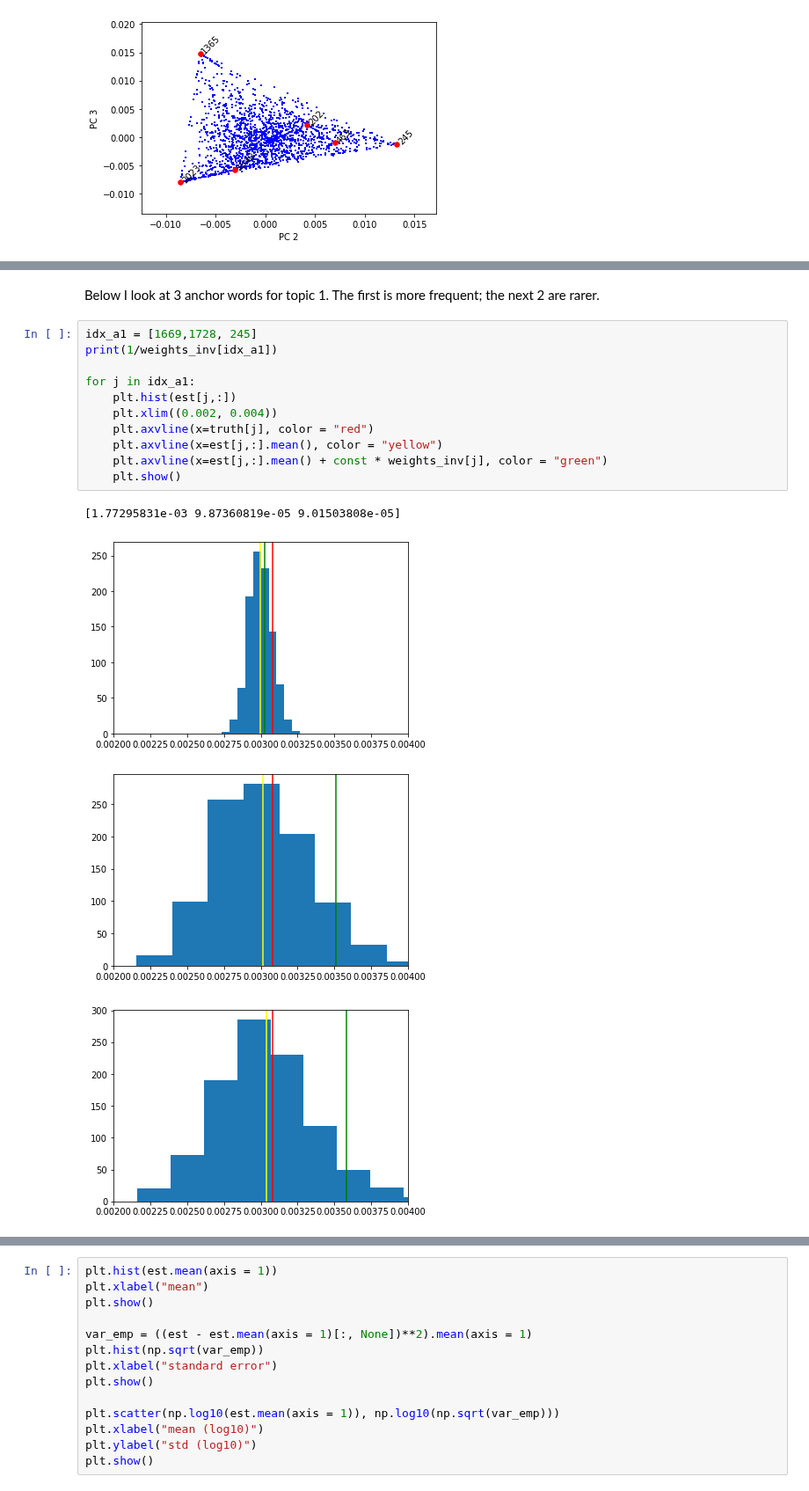
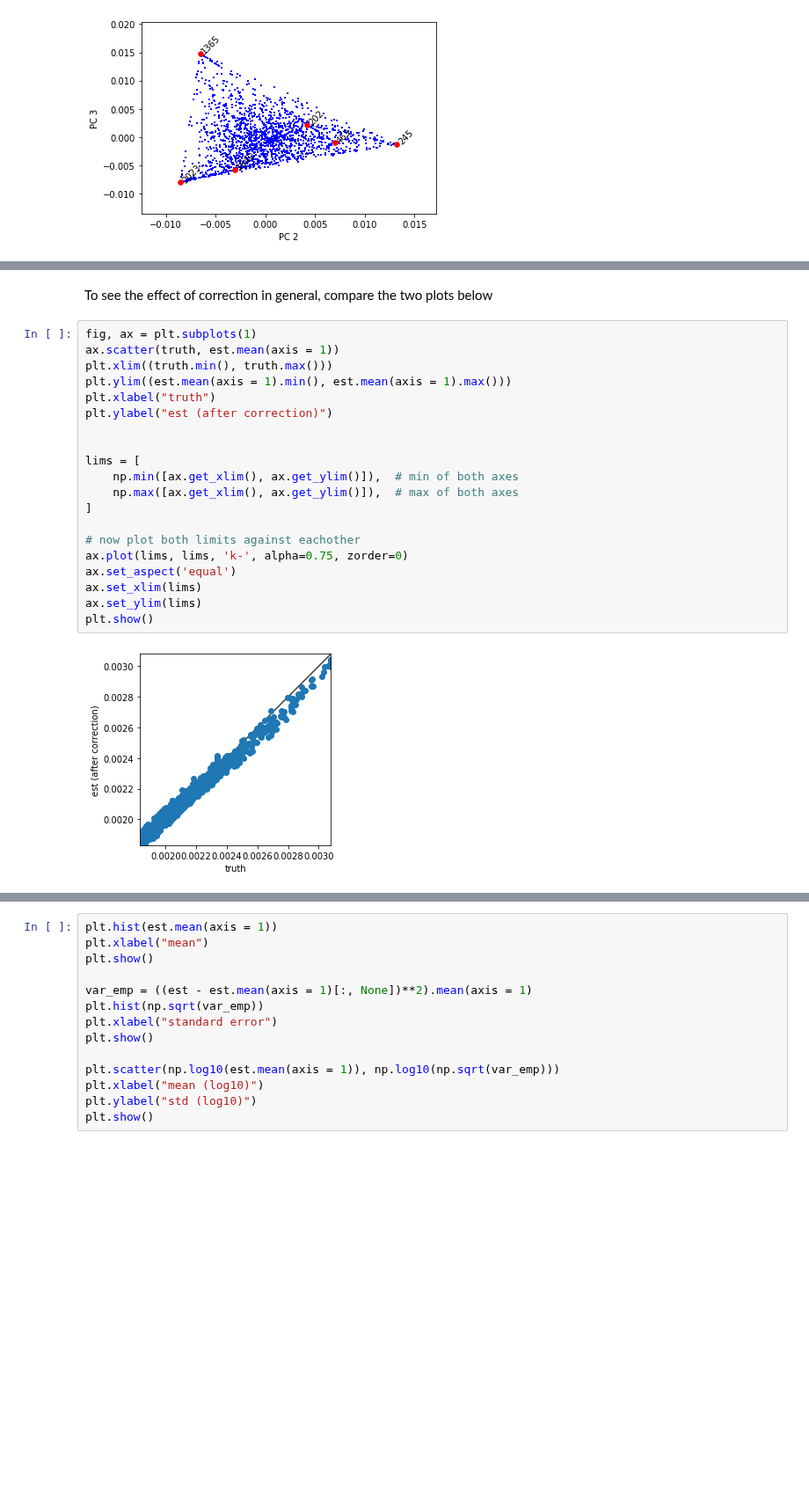
Before and after one commit to zihao12/pyJSMF-RAW, a Jupyter notebook: experiments/findK-correction-step1and2.ipynb, the cells around one changed output, grey strips where cells are left out. Shown at 88% size. Drawn from its saved outputs; the diff is of its cells as text; blank space fills up the shorter version.

```diff
--- a/experiments/findK-correction-step1and2.ipynb
+++ b/experiments/findK-correction-step1and2.ipynb
@@ -196,18 +200,24 @@ for j in np.random.choice([i for i in range(var.shape[0])], 5):
-# %% [markdown]
-Below I look at 3 anchor words for topic 1. The first is more frequent; the next 2 are rarer.
-# %%
-idx_a1 = [1669,1728, 245]
-print(1/weights_inv[idx_a1])
-
-for j in idx_a1:
-    plt.hist(est[j,:])
-    plt.xlim((0.002, 0.004))
-    plt.axvline(x=truth[j], color = "red")
-    plt.axvline(x=est[j,:].mean(), color = "yellow")
-    plt.axvline(x=est[j,:].mean() + const * weights_inv[j], color = "green")
-    plt.show()
-# %% [output]
-[1.77295831e-03 9.87360819e-05 9.01503808e-05]
-[figure, removed]
-[figure, removed]
-[figure, removed]
+# %% [markdown]
+To see the effect of correction in general, compare the two plots below
+# %%
+fig, ax = plt.subplots(1)
+ax.scatter(truth, est.mean(axis = 1))
+plt.xlim((truth.min(), truth.max()))
+plt.ylim((est.mean(axis = 1).min(), est.mean(axis = 1).max()))
+plt.xlabel("truth")
+plt.ylabel("est (after correction)")
+
+
+lims = [
+    np.min([ax.get_xlim(), ax.get_ylim()]),  # min of both axes
+    np.max([ax.get_xlim(), ax.get_ylim()]),  # max of both axes
+]
+
+# now plot both limits against eachother
+ax.plot(lims, lims, 'k-', alpha=0.75, zorder=0)
+ax.set_aspect('equal')
+ax.set_xlim(lims)
+ax.set_ylim(lims)
+plt.show()
+# %% [output]
+[figure, added]
```
Also changed, not shown: parts of 33 cells of this notebook.
